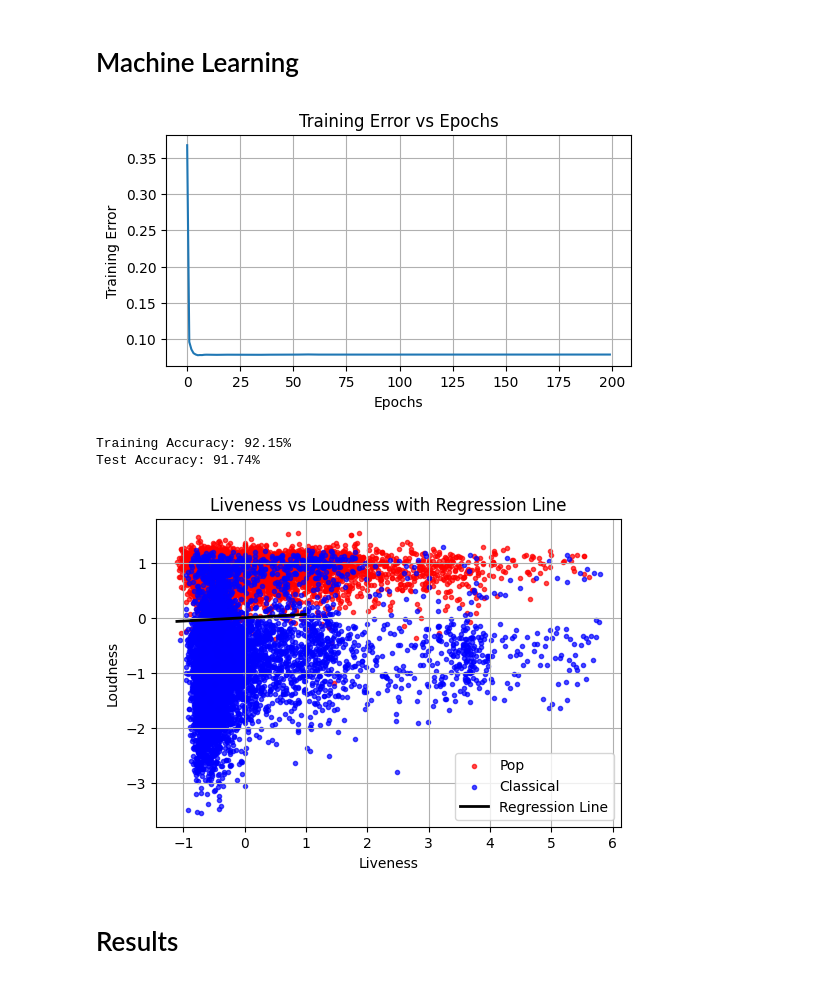
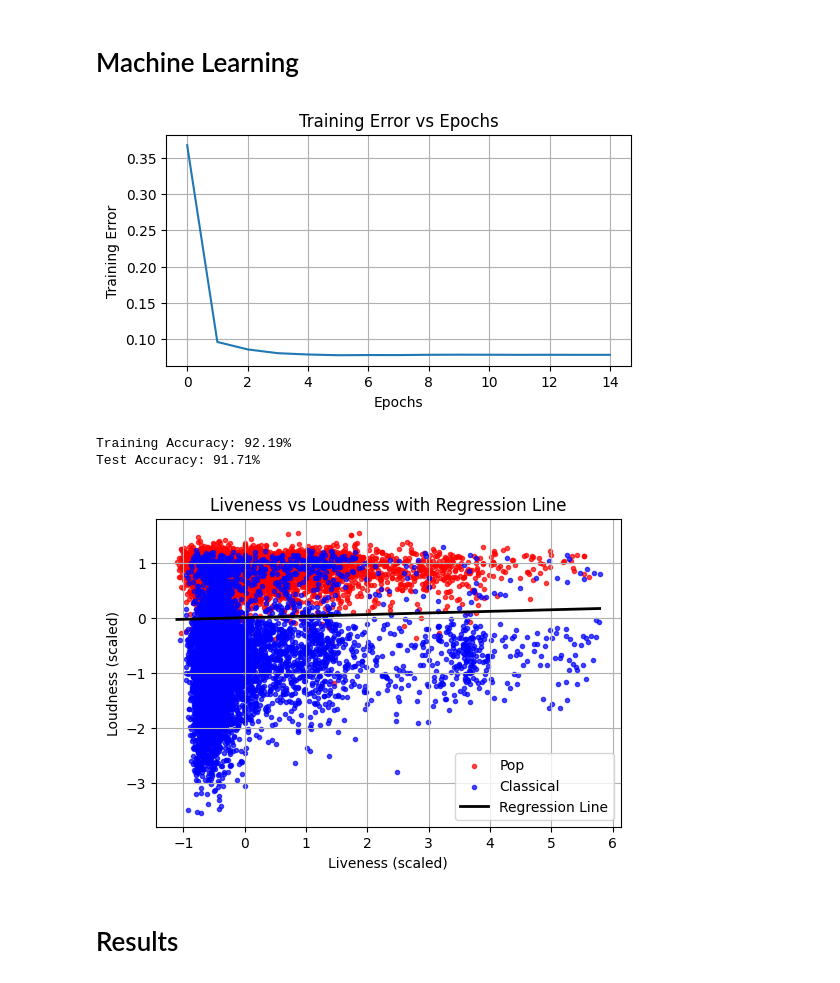
Before and after one commit to agr102/FYS-2021_Assignments, a Jupyter notebook: Assignment 1/Code/assignment_1_code.ipynb, the cells around one changed output. Drawn from its saved outputs; the diff is of its cells as text; code cells hidden in the pictures.

```diff
--- a/Assignment 1/Code/assignment_1_code.ipynb
+++ b/Assignment 1/Code/assignment_1_code.ipynb
@@ -145,15 +145,15 @@ plt.show()
 # %% [markdown]
 # Machine Learning
 # %%
-# Function for Min-Max scaling without sklearn
-def min_max_scaling(X):
+# Function for  scaling
+def scaling(X):
     X_min = X.min(axis=0)
     X_max = X.max(axis=0)
     return (X - X_min) / (X_max - X_min)
 
 # Scale the features
-X_train_scaled = min_max_scaling(X_train)
-X_test_scaled = min_max_scaling(X_test)
+X_train_scaled = scaling(X_train)
+X_test_scaled = scaling(X_test)
 
 # Create Sigmoid function
 def sigmoid(z):
@@ -209,47 +209,47 @@ def stochastic_gradient_descent(x, y, learning_rate, epochs):
 
 # Shuffle data
 indices = np.random.permutation(len(X_train))  # Shuffle indices
 X_shuffled = scaled_X_train[indices]  # Apply the shuffled indices to features
 y_shuffled = y_train[indices]  # Apply the shuffled indices to labels
 
 # Introduce parameters such as epochs and training rate
 training_rate = 0.0001
-epochs = 200
+epochs = 15
 # Train the logistic regression classifier using SGD
 weights, errors = stochastic_gradient_descent(X_shuffled, y_shuffled, training_rate, epochs)
-# weights, errors = stochastic_gradient_descent(scaled_X_test, y_train, training_rate, epochs)
+#weights, errors = stochastic_gradient_descent(scaled_X_test, y_train, training_rate, epochs)
 
 # Make a plot of training error as a function of epochs
 plt.figure(figsize=(6, 3))
 plt.plot(range(epochs), errors)
 plt.xlabel('Epochs')
 plt.ylabel('Training Error')
 plt.title('Training Error vs Epochs')
 plt.grid()
 plt.show()
 
 # Calculate training accuracy
 y_train_pred = predict(scaled_X_train, weights)
 train_accuracy = np.mean(y_train_pred == y_train)
 print(f"Training Accuracy: {train_accuracy * 100:.2f}%")
 
 # Calculate test accuracy
 y_test_predicted = predict(scaled_X_test, weights)
 test_accuracy = np.mean(y_test_predicted == y_test)
 print(f"Test Accuracy: {test_accuracy * 100:.2f}%")
 # %% [output]
-[figure, old version]
+[figure, new version]
-Training Accuracy: 92.15%
-Test Accuracy: 91.74%
+Training Accuracy: 92.19%
+Test Accuracy: 91.71%
 # %%
 w_liveness = weights[0]  # Weight for 'liveness'
 w_loudness = weights[1]  # Weight for 'loudness'
 
-# Generate liveness values for plotting (covering the full range)
-x1_range = np.linspace(scaled_X_train[:, 0].min(), X_train[:, 0].max(), 100)
+# Generate liveness values for plotting
+x1_range = np.linspace(scaled_X_train[:, 0].min(), scaled_X_train[:, 0].max(), 100)
 
-# Calculate the corresponding loudness values using the boundary equation
-x2_range = -(w_liveness * x1_range)/ w_loudness
+# Calculate the corresponding loudness values
+x2_range = -(w_liveness * x1_range )/ w_loudness
 
 # Plot the training data (Pop and Classical songs)
 plt.figure(figsize=(6, 4))
@@ -258,15 +258,14 @@ plt.scatter(scaled_X_train[y_train == 0][:, 0], scaled_X_train[y_train == 0][:,
 
 # Plot the decision boundary (using weights)
 plt.plot(x1_range, x2_range, color='black', label='Regression Line', linewidth=2)
-
-plt.xlabel('Liveness')
-plt.ylabel('Loudness')
+plt.xlabel('Liveness (scaled)')
+plt.ylabel('Loudness (scaled)')
 plt.title('Liveness vs Loudness with Regression Line')
 plt.legend()
 plt.grid(True)
 plt.show()
 # %% [output]
-[figure, old version]
+[figure, new version]
 # %% [markdown]
 # Results
 # %%
```
Also changed, not shown: parts of 1 cell of this notebook.
